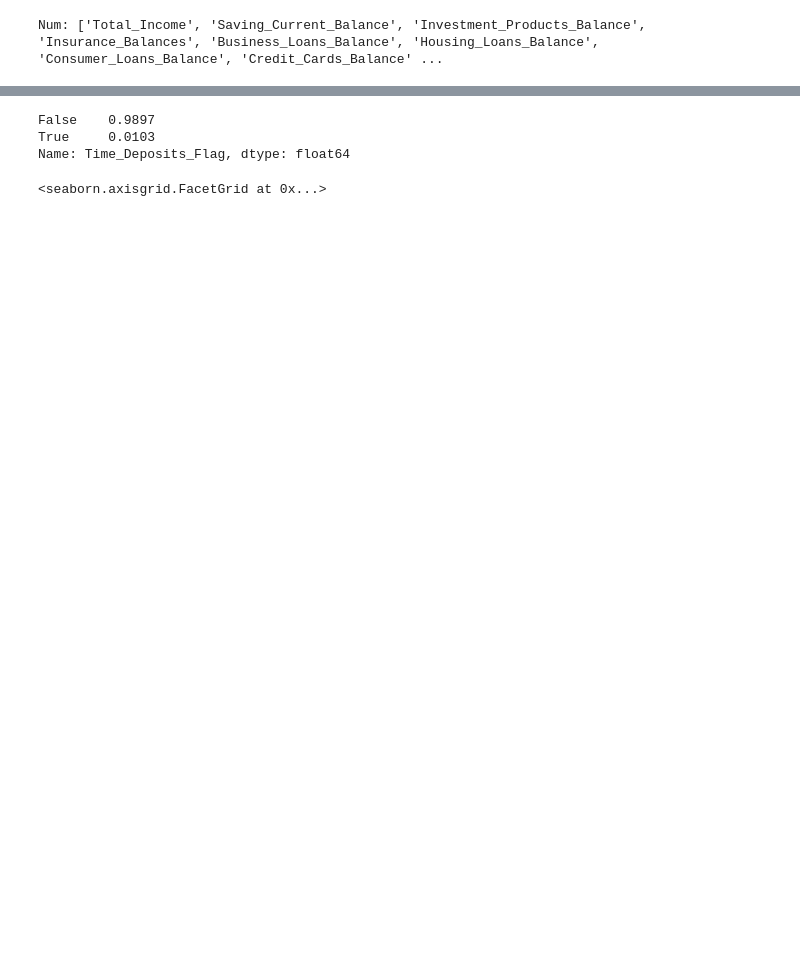
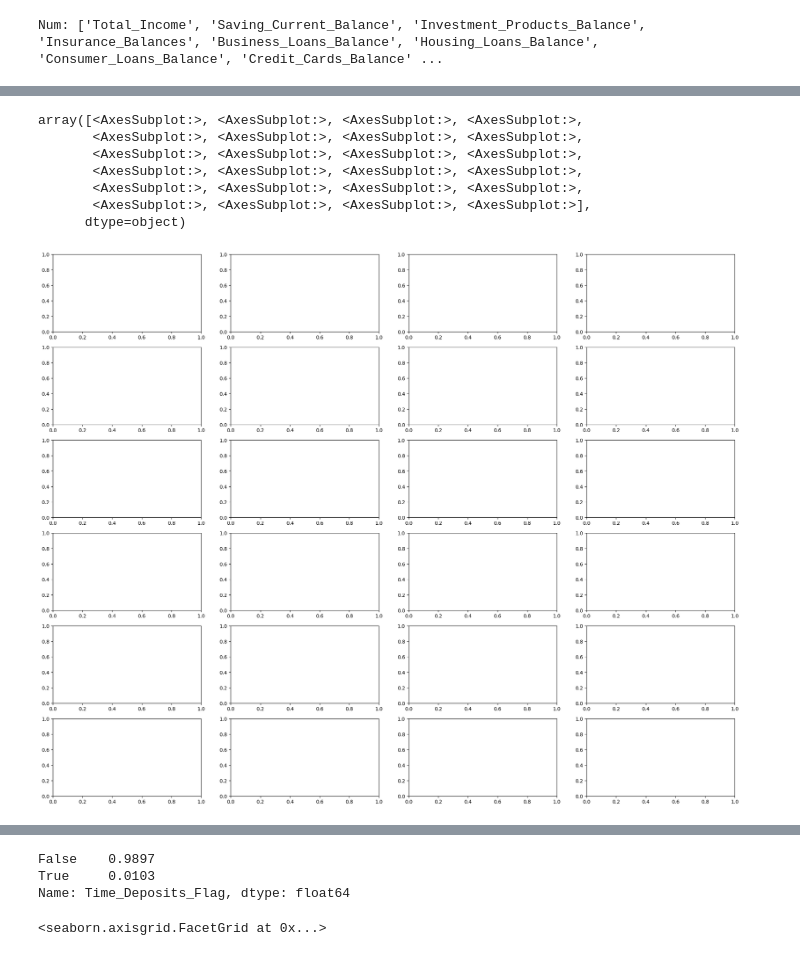
Before and after one commit to Doll03/4IZ480, a Jupyter notebook: Code/notebook.ipynb, the cells around one changed output, grey strips where cells are left out. Drawn from its saved outputs; the diff is of its cells as text; code cells hidden in the pictures; blank space fills up the shorter version.

```diff
--- a/Code/notebook.ipynb
+++ b/Code/notebook.ipynb
@@ -109,3 +234,15 @@ ValueError: If using all scalar values, you must pass an index
+# %%
+figure,axis = plt.subplots(6,4, figsize=(25,20))
+axis.ravel()
+# %% [output]
+array([<AxesSubplot:>, <AxesSubplot:>, <AxesSubplot:>, <AxesSubplot:>,
+       <AxesSubplot:>, <AxesSubplot:>, <AxesSubplot:>, <AxesSubplot:>,
+       <AxesSubplot:>, <AxesSubplot:>, <AxesSubplot:>, <AxesSubplot:>,
+       <AxesSubplot:>, <AxesSubplot:>, <AxesSubplot:>, <AxesSubplot:>,
+       <AxesSubplot:>, <AxesSubplot:>, <AxesSubplot:>, <AxesSubplot:>,
+       <AxesSubplot:>, <AxesSubplot:>, <AxesSubplot:>, <AxesSubplot:>],
+      dtype=object)
+[figure, added]
 # %%
 #Creating a list and graphs for storing categorical features.
 #cat_v_list = [i for i in list(dataset.columns) if i not in num_v_list]
```
Also changed, not shown: parts of 16 cells of this notebook.
